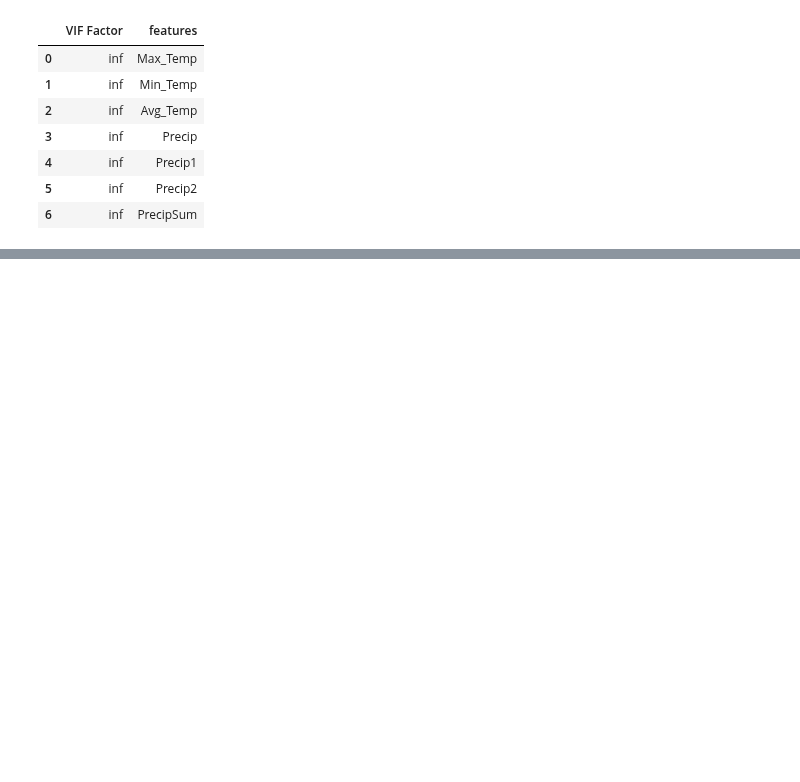
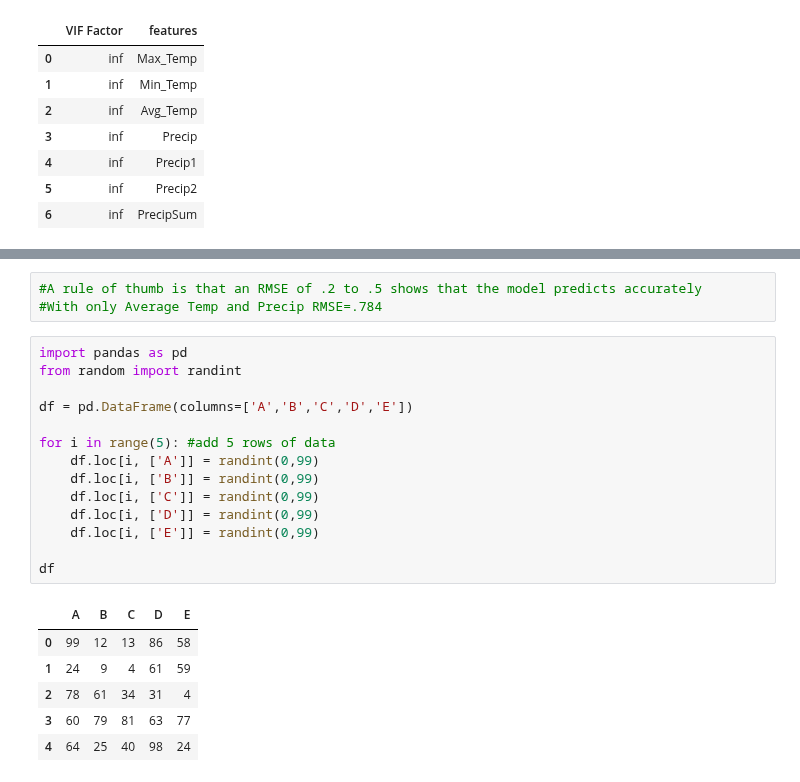
Before and after one commit to ChrisHarvey21/HABs, a Jupyter notebook: HABs.ipynb, the cells around one changed output, grey strips where cells are left out. Drawn from its saved outputs; the diff is of its cells as text; blank space fills up the shorter version.

```diff
--- a/HABs.ipynb
+++ b/HABs.ipynb
@@ -368,0 +380,24 @@ SyntaxError: ignored
+# %%
+#A rule of thumb is that an RMSE of .2 to .5 shows that the model predicts accurately
+#With only Average Temp and Precip RMSE=.784
+# %%
+import pandas as pd
+from random import randint
+
+df = pd.DataFrame(columns=['A','B','C','D','E'])
+
+for i in range(5): #add 5 rows of data
+    df.loc[i, ['A']] = randint(0,99)
+    df.loc[i, ['B']] = randint(0,99)
+    df.loc[i, ['C']] = randint(0,99)
+    df.loc[i, ['D']] = randint(0,99)
+    df.loc[i, ['E']] = randint(0,99)
+
+df
+# %% [output]
+|  | A | B | C | D | E |
+| 0 | 99 | 12 | 13 | 86 | 58 |
+| 1 | 24 | 9 | 4 | 61 | 59 |
+| 2 | 78 | 61 | 34 | 31 | 4 |
+| 3 | 60 | 79 | 81 | 63 | 77 |
+| 4 | 64 | 25 | 40 | 98 | 24 |
```
Also changed, not shown: parts of 10 cells of this notebook.
